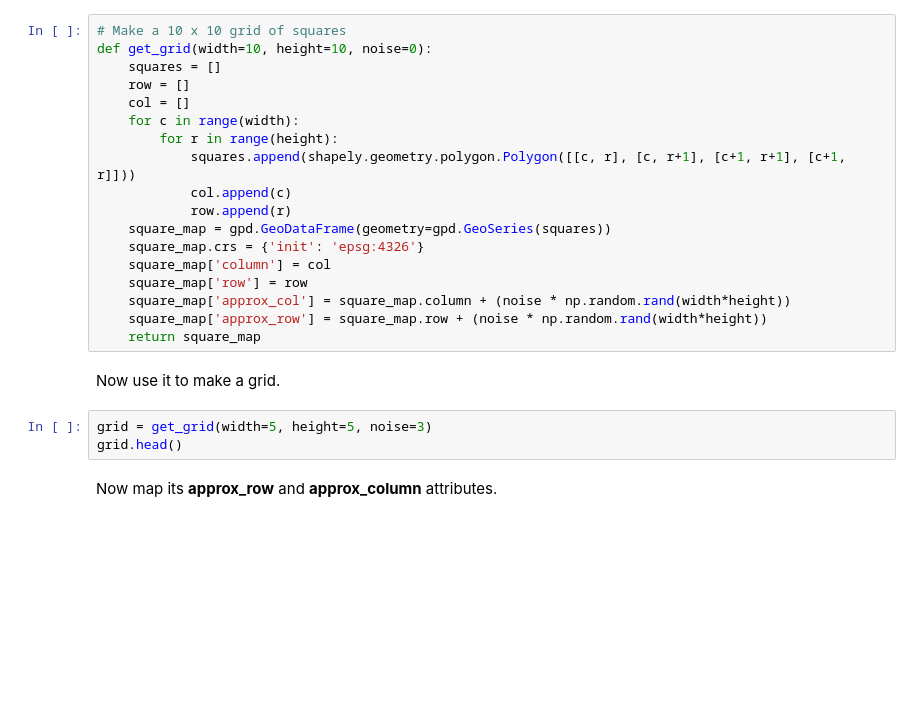
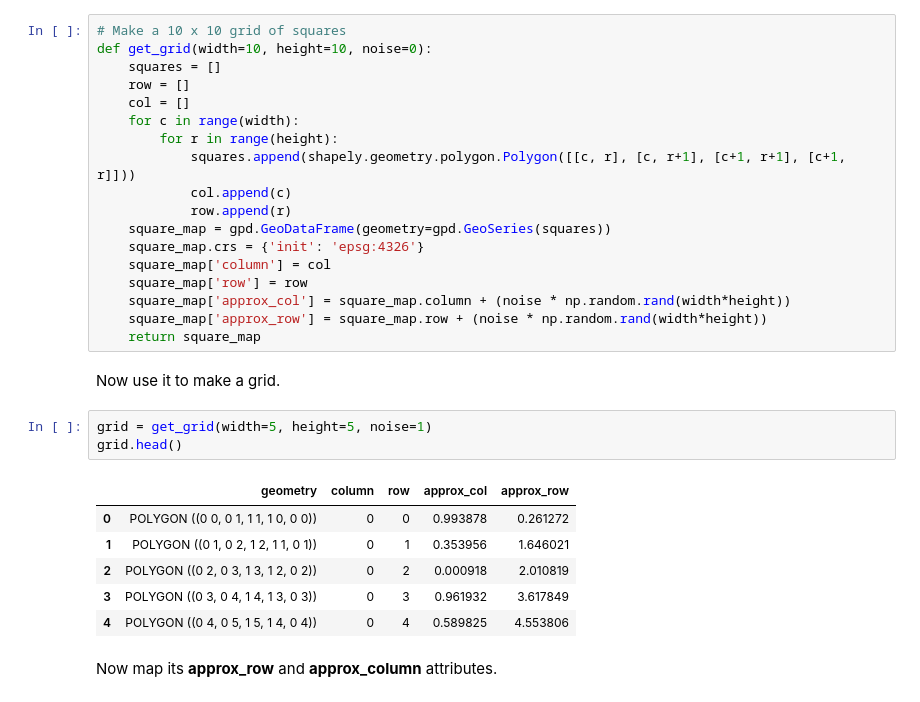
Before and after one commit to data-8/geography-88, a Jupyter notebook: session4/ASSIGNMENT-2-MAUP.ipynb, the cells around one changed output. Saved outputs shown, nothing was run; the diff lists cells and outputs as text; blank space fills up the shorter version.

```diff
--- a/session4/ASSIGNMENT-2-MAUP.ipynb
+++ b/session4/ASSIGNMENT-2-MAUP.ipynb
@@ -40,8 +45,15 @@ def get_grid(width=10, height=10, noise=0):
 # %% [markdown]
 Now use it to make a grid.
 # %%
-grid = get_grid(width=5, height=5, noise=3)
+grid = get_grid(width=5, height=5, noise=1)
 grid.head()
+# %% [output]
+|  | geometry | column | row | approx_col | approx_row |
+| 0 | POLYGON ((0 0, 0 1, 1 1, 1 0, 0 0)) | 0 | 0 | 0.993878 | 0.261272 |
+| 1 | POLYGON ((0 1, 0 2, 1 2, 1 1, 0 1)) | 0 | 1 | 0.353956 | 1.646021 |
+| 2 | POLYGON ((0 2, 0 3, 1 3, 1 2, 0 2)) | 0 | 2 | 0.000918 | 2.010819 |
+| 3 | POLYGON ((0 3, 0 4, 1 4, 1 3, 0 3)) | 0 | 3 | 0.961932 | 3.617849 |
+| 4 | POLYGON ((0 4, 0 5, 1 5, 1 4, 0 4)) | 0 | 4 | 0.589825 | 4.553806 |
 # %% [markdown]
 Now map its **approx_row** and **approx_column** attributes.
 # %%
```
Also changed, not shown: parts of 9 cells of this notebook, 6 other files.
